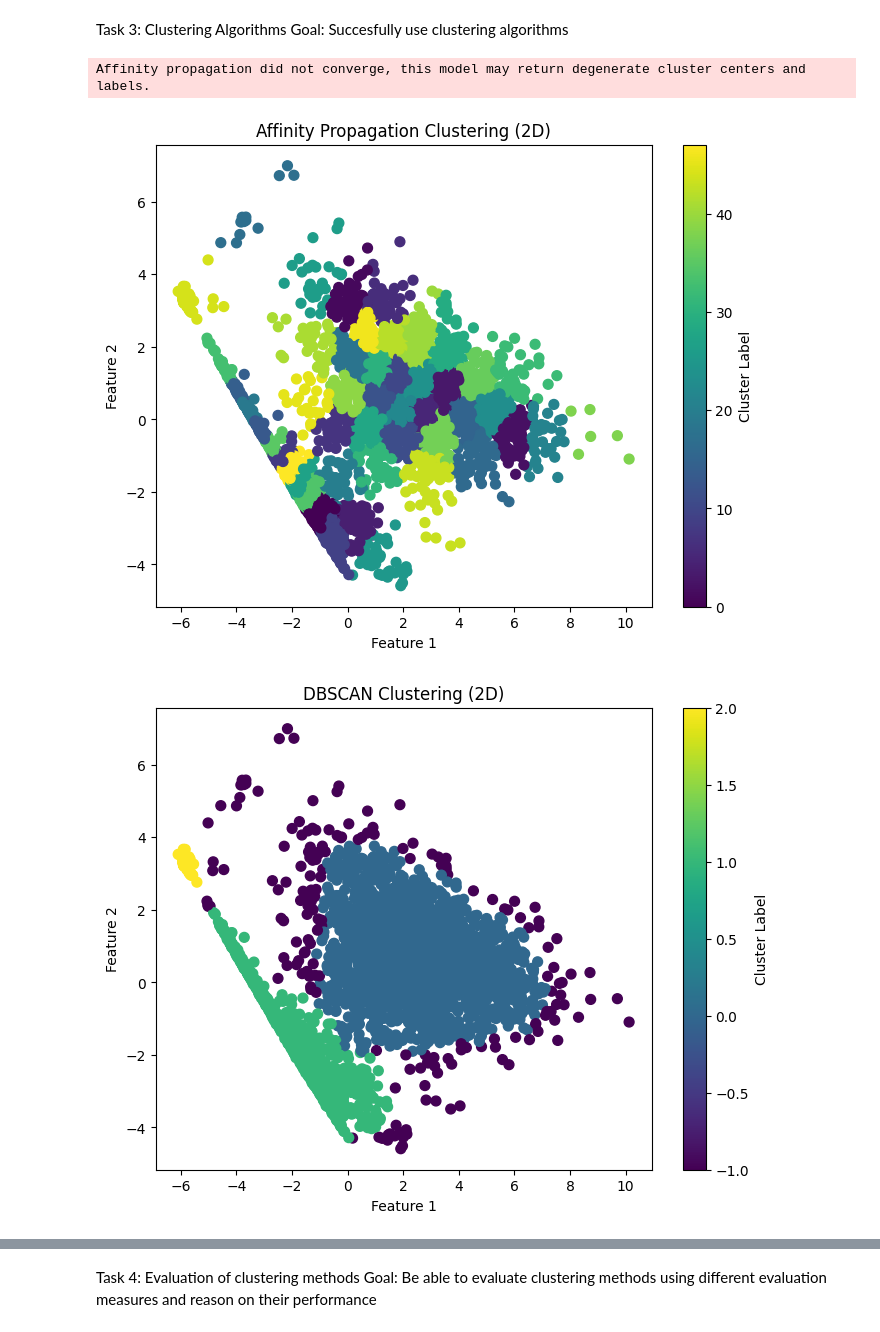
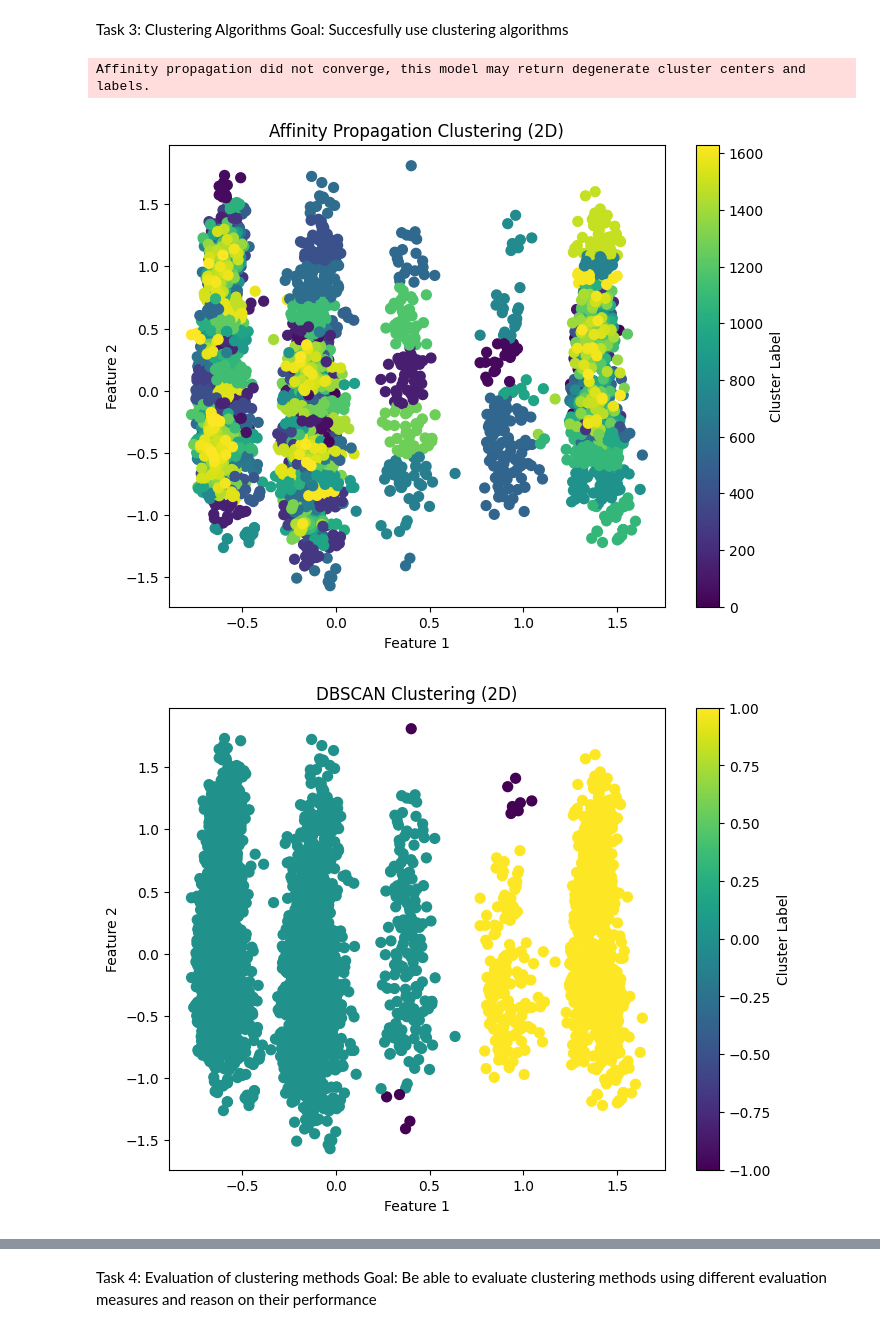
Before and after one commit to GijsKUU/DA2, a Jupyter notebook: DA2notebook.ipynb, the cells around one changed output, grey strips where cells are left out. Drawn from its saved outputs; the diff is of its cells as text; code cells hidden in the pictures.

```diff
--- a/DA2notebook.ipynb
+++ b/DA2notebook.ipynb
@@ -228,7 +229,6 @@ flist = df.columns.to_list()
 newflist = [col.replace('remainder__', '') if col.startswith('remainder__') else col.replace('onehotencoder__', '') for col in flist]
 df.columns = newflist
 
-# Assuming df is your DataFrame
 print(df.columns)
 
 boolcolumns = ['Weekend','Revenue']
@@ -246,19 +246,21 @@ for column in encodedcolumns:
         df = df.drop(columns=[column])
 
 #df = df.drop(columns=['Month','VisitorType'])
-df = df.drop(columns=['BrowserType'])
+#df = df.drop(columns=['BrowserType'])
 
 
 # data normalization
-featuresMinMax = ['BounceRates', 'ExitRates']
-featuresZscore = ['Administrative', 'Administrative_Duration', 'Informational', 'Informational_Duration', 'ProductRelated', 'ProductRelated_Duration', 'PageValues']
+featuresMinMax = ['BounceRates', 'ExitRates','Administrative', 'Administrative_Duration', 'Informational', 'Informational_Duration', 'ProductRelated', 'ProductRelated_Duration', 'PageValues']
+featureslog = ['Administrative', 'Administrative_Duration', 'Informational', 'Informational_Duration', 'ProductRelated', 'ProductRelated_Duration', 'PageValues']
+
+
+for f in featureslog:
+    df[f] = df[f].astype(float)
+    df[f] = np.log1p(df[f])
 
 for f in featuresMinMax:
     df[f] = (df[f] - df[f].min()) /(df[f].max() - df[f].min())
 
-for f in featuresZscore:
-    df[f] = df[f].astype(float)
-    df[f] = np.log1p(df[f])
 
 # Applying PCA
 pca = PCA(n_components=2)  # Adjust the number of components as needed
@@ -270,8 +272,6 @@ pca_df = pd.DataFrame(data=pca_result, columns=['PC1', 'PC2'])
 # Print the explained variance ratio
 print("Explained Variance Ratio:", pca.explained_variance_ratio_)
 print("PCA Result Head:\n", pca_df.head())
-
-# If you want to visualize the PCA results
 
 
 plt.figure(figsize=(8, 6))
@@ -310,30 +310,31 @@ Task 3: Clustering Algorithms
 Goal: Succesfully use clustering algorithms
 # %%
 # Affinity Propagation, different blocks to test each clustering algorithm separately
-affinity_propagation = AffinityPropagation(damping=0.9, max_iter=50, convergence_iter=50)
+affinity_propagation = AffinityPropagation(damping=0.5, max_iter=200, convergence_iter=50)
 affinity_propagation.fit(df_sample)
 affinity_labels = affinity_propagation.labels_
+
 
 # Create a scatter plot of the clusters
 plt.figure(figsize=(8, 6))
 
 # Scatter plot colored by cluster label
 plt.scatter(df_sample.iloc[:, 0], df_sample.iloc[:, 1], c=affinity_labels, cmap='viridis', s=50)
 
 # Add plot title and labels
 plt.title("Affinity Propagation Clustering (2D)")
 plt.xlabel("Feature 1")
 plt.ylabel("Feature 2")
 plt.colorbar(label="Cluster Label")
 
 # Show the plot
 plt.show()
 # %% [output]
 Affinity propagation did not converge, this model may return degenerate cluster centers and labels.
-[figure, old version]
+[figure, new version]
 # %%
 #DBSCAN, different blocks to test each clustering algorithm separately
-dbscan = DBSCAN(eps=0.5, min_samples=20)
+dbscan = DBSCAN(eps=0.2, min_samples=10)
 dbscan.fit(df_sample)
 dbscan_labels = dbscan.labels_
 
@@ -352,6 +353,6 @@ plt.colorbar(label="Cluster Label")
 # Show the plot
 plt.show()
 # %% [output]
-[figure, old version]
+[figure, new version]
 # %%
 # BIRCH, different blocks to test each clustering algorithm separately
```
Also changed, not shown: parts of 8 cells of this notebook.
